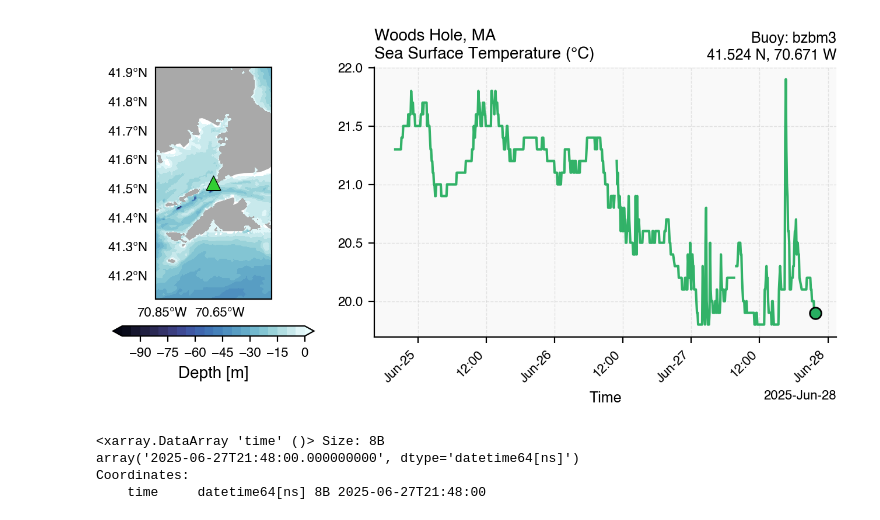
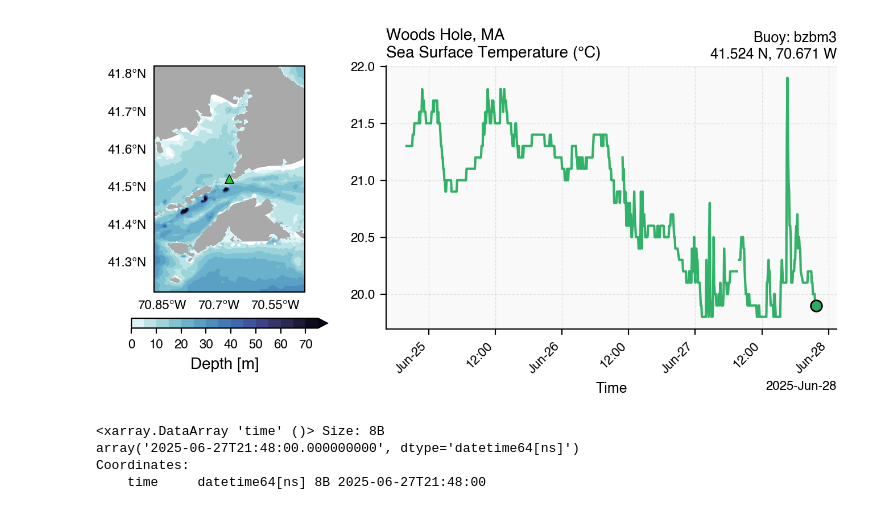
Before and after one commit to anthony-meza/xbuoy, a Jupyter notebook: examples/website_examples/get_realtime_data.ipynb, the cells around one changed output. Saved outputs shown, nothing was run; the diff lists cells and outputs as text; code cells hidden in the pictures.

```diff
--- a/examples/website_examples/get_realtime_data.ipynb
+++ b/examples/website_examples/get_realtime_data.ipynb
@@ -142,15 +158,15 @@ ax1 = fig.add_subplot(gs[0, 0], projection=ccrs.PlateCarree())
 ax1.add_feature(cfeature.LAND, facecolor='darkgrey')
 
 contour = ax1.contourf(bathy.lon, bathy.lat, bathy,
-                       levels=np.arange(0.1, 100, 5),
-                       cmap=cmocean.cm.ice, extend="both",
+                       levels=np.arange(0.0, 80, 5),
+                       cmap=cmocean.cm.ice_r, extend="max",
                        transform=ccrs.PlateCarree())
 cbar = fig.colorbar(contour, ax=ax1, orientation='horizontal',
                     pad=0.1, fraction=0.04, label='Depth [m]')
 cbar.ax.tick_params(labelsize=8)
 
 # Set map extent
-dlon, dlat = 0.2, 0.4
+dlon, dlat = 0.2, 0.3
 extent = [longitude - dlon, longitude + dlon, latitude - dlat, latitude + dlat]
 ax1.set_extent(extent)
 
@@ -162,7 +178,8 @@ gl.xlabel_style = {'size': 8}
 gl.ylabel_style = {'size': 8}
 
 # Buoy marker
-ax1.scatter(longitude, latitude, color='limegreen', s=80, marker='^',
+ax1.scatter(longitude, latitude, color='limegreen', s=30
+            , marker='^',
             transform=ccrs.PlateCarree(), edgecolor='black', linewidth=0.5, zorder=10)
 
 # -------- Time Series --------
@@ -173,34 +190,34 @@ ax2.set_facecolor("#f9f9f9")
 ax2.spines['top'].set_visible(False)
 ax2.spines['right'].set_visible(False)
 
 # Title (left-aligned)
 ax2.text(0.0, 1.02, f"{station_name}\nSea Surface Temperature (°C)",
          transform=ax2.transAxes, ha='left', va='bottom', fontsize=10, weight='bold')
 
 # Location (right-aligned)
 ax2.text(1.0, 1.02, f"Buoy: {station_id}\n{' '.join(location[0:2])}, {' '.join(location[2:4])}",
          transform=ax2.transAxes, ha='right', va='bottom', fontsize=9)
 
 # Time series line and scatter
 stdmet_df["WTMP"].plot(ax=ax2, color='#27ae60', linewidth=1.5, alpha=0.95, zorder=2)
 ax2.scatter(stdmet_df_final.time, stdmet_df_final["WTMP"].values,
             color='#27ae60', edgecolor='black', s=50, zorder=5)
 
 # Format time axis
 ax2.xaxis.set_major_locator(mdates.AutoDateLocator())
 ax2.xaxis.set_major_formatter(mdates.ConciseDateFormatter(ax2.xaxis.get_major_locator()))
 plt.setp(ax2.xaxis.get_majorticklabels(), rotation=45, ha='right')
 
 ax2.set_xlabel('Time', fontsize=9)
 ax2.set_ylabel('', fontsize=9)
 ax2.grid(True, linestyle='--', linewidth=0.5, alpha=0.3, zorder=0)
 
 
 # Save figure
 # fig.tight_layout()
 fig.savefig("./images/temperature_plot.png", dpi=200, bbox_inches='tight')
 # %% [output]
-[figure, old version]
+[figure, new version]
 # %%
 print(stdmet_df["WTMP"].time[-1])
 # %% [output]
```
Also changed, not shown: parts of 2 cells of this notebook.
